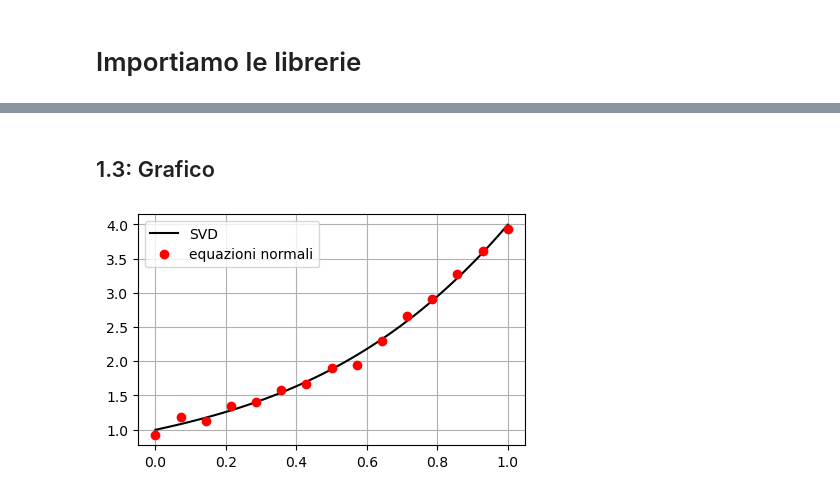
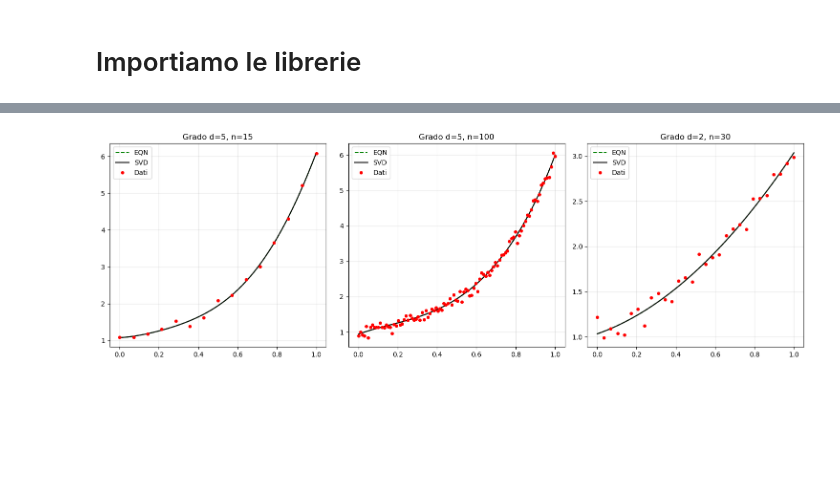
Before and after one commit to ItsTixel/calcolo_numerico, a Jupyter notebook: homeworks/hw3/hw_3.ipynb, the cells around one changed output, grey strips where cells are left out. Drawn from its saved outputs; the diff is of its cells as text; code cells hidden in the pictures; blank space fills up the shorter version.

```diff
--- a/homeworks/hw3/hw_3.ipynb
+++ b/homeworks/hw3/hw_3.ipynb
@@ -88,15 +67,38 @@ print(alpha)
-# %% [markdown]
-## 1.3: Grafico
-# %%
-xx = np.linspace(0, 1, 100)
-yy_svd = f(xx, alpha)
-
-plt.figure(figsize=(5, 3))
-plt.plot(xx, yy_svd, 'k')
-plt.plot(x, y, 'ro')
-plt.legend(["SVD", "equazioni normali", "True"])
-plt.grid()
-plt.savefig("grafico_simple_regression.png", dpi=300, bbox_inches='tight')
-plt.show()
-# %% [output]
-[figure, removed]
+# %%
+x_plot = np.linspace(0, 1, 100)
+
+y_svd1, y_eqn1, y1, x1 = generate(d=5, n=15, x_plot=x_plot)
+y_svd2, y_eqn2, y2, x2 = generate(d=5, n=100, x_plot=x_plot)
+y_svd3, y_eqn3, y3, x3 = generate(d=2, n=30, x_plot=x_plot)
+
+plt.figure(figsize=(15, 5))
+
+plt.subplot(1, 3, 1)
+# Calcoliamo la Y del modello usando i coefficienti stimati
+plt.plot(x_plot, y_eqn1, 'g--', label="EQN")
+plt.plot(x_plot, y_svd1, 'k-', label="SVD")
+plt.plot(x1, y1, 'ro', label="Dati", markersize=4)
+plt.title(f"Grado d=5, n=15")
+plt.legend()
+plt.grid(True, alpha=0.3)
+
+plt.subplot(1, 3, 2)
+plt.plot(x_plot, y_eqn2, 'g--', label="EQN")
+plt.plot(x_plot, y_svd2, 'k-', label="SVD")
+plt.plot(x2, y2, 'ro', label="Dati", markersize=4)
+plt.title(f"Grado d=5, n=100")
+plt.legend()
+plt.grid(True, alpha=0.3)
+
+plt.subplot(1, 3, 3)
+plt.plot(x_plot, y_eqn3, 'g--', label="EQN")
+plt.plot(x_plot, y_svd3, 'k-', label="SVD")
+plt.plot(x3, y3, 'ro', label="Dati", markersize=4)
+plt.title(f"Grado d=2, n=30")
+plt.legend()
+plt.grid(True, alpha=0.3)
+
+plt.tight_layout()
+plt.show()
+# %% [output]
+[figure, added]
```
Also changed, not shown: parts of 23 cells of this notebook, 4 other files.
